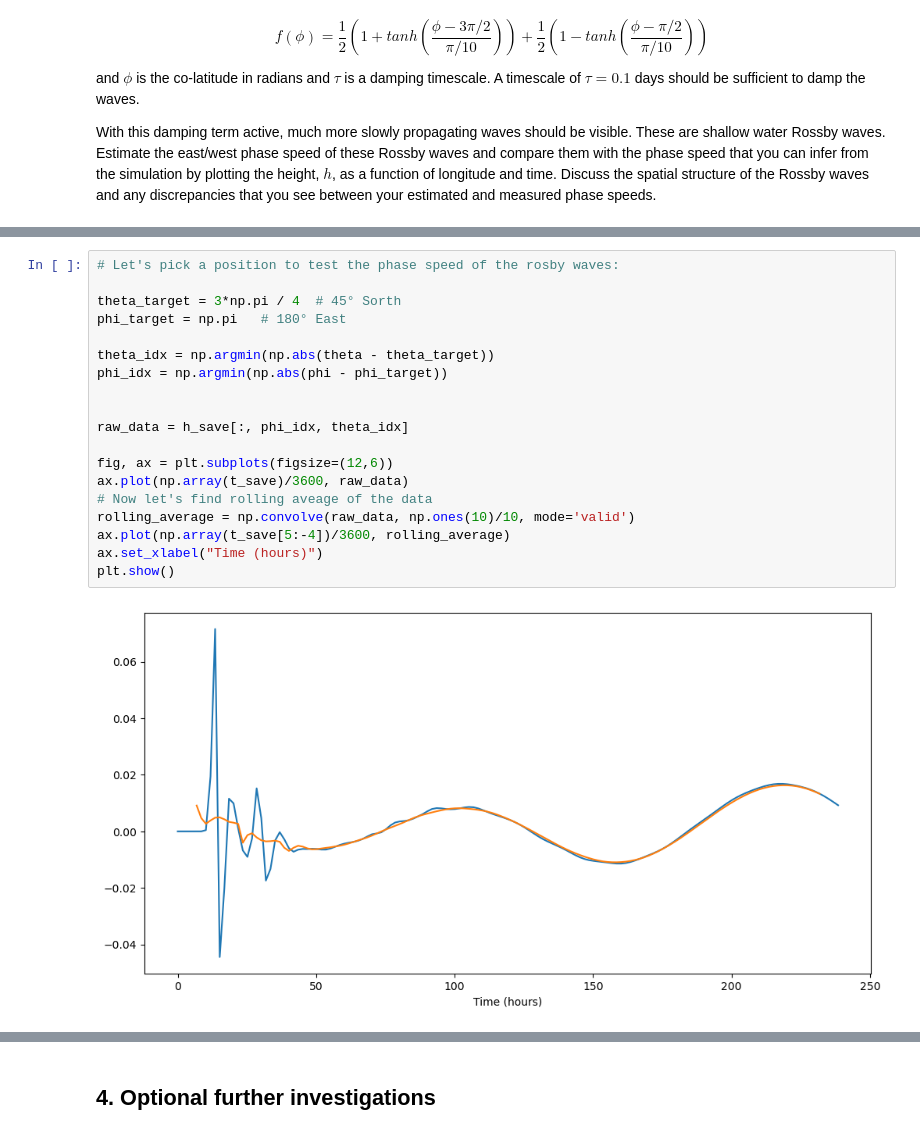
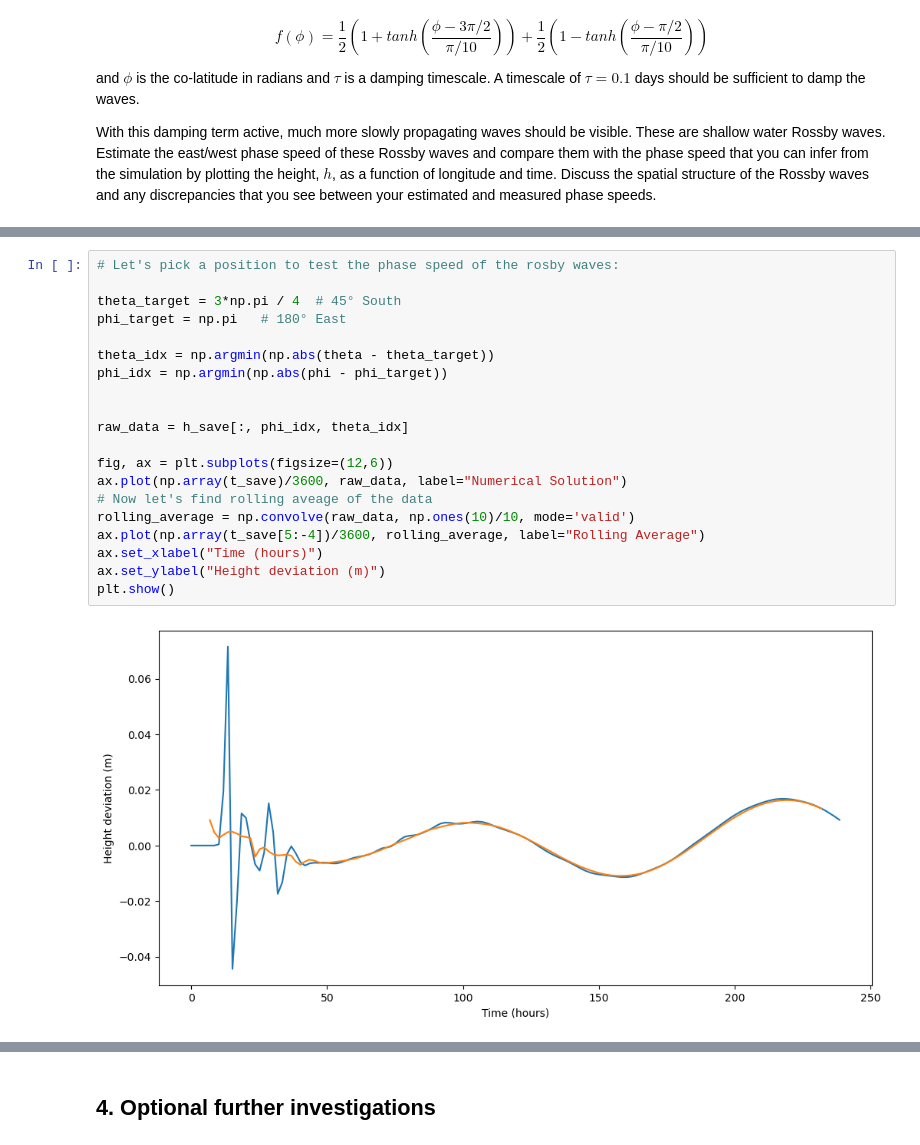
Before and after one commit to maxcharvey/QCES_LNM_projects, a Jupyter notebook: Project3_tsunami.ipynb, the cells around one changed output, grey strips where cells are left out. Drawn from its saved outputs; the diff is of its cells as text.

```diff
--- a/Project3_tsunami.ipynb
+++ b/Project3_tsunami.ipynb
@@ -827,21 +859,22 @@ HTML(anim.to_html5_video())
 # %%
 # Let's pick a position to test the phase speed of the rosby waves:
 
-theta_target = 3*np.pi / 4  # 45° Sorth
+theta_target = 3*np.pi / 4  # 45° South
 phi_target = np.pi   # 180° East
 
 theta_idx = np.argmin(np.abs(theta - theta_target))
 phi_idx = np.argmin(np.abs(phi - phi_target))
 
 
 raw_data = h_save[:, phi_idx, theta_idx]
 
 fig, ax = plt.subplots(figsize=(12,6))
-ax.plot(np.array(t_save)/3600, raw_data)
+ax.plot(np.array(t_save)/3600, raw_data, label="Numerical Solution")
 # Now let's find rolling aveage of the data
 rolling_average = np.convolve(raw_data, np.ones(10)/10, mode='valid')
-ax.plot(np.array(t_save[5:-4])/3600, rolling_average)
+ax.plot(np.array(t_save[5:-4])/3600, rolling_average, label="Rolling Average")
 ax.set_xlabel("Time (hours)")
+ax.set_ylabel("Height deviation (m)")
 plt.show()
 # %% [output]
-[figure, old version]
+[figure, new version]
```
Also changed, not shown: parts of 22 cells of this notebook, 1 other file.
